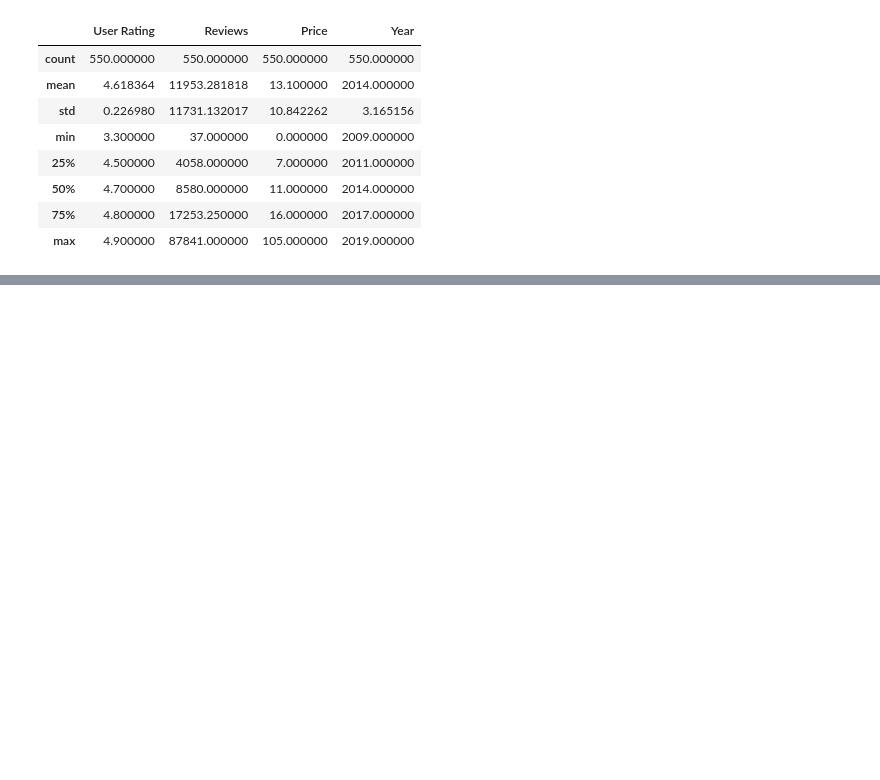
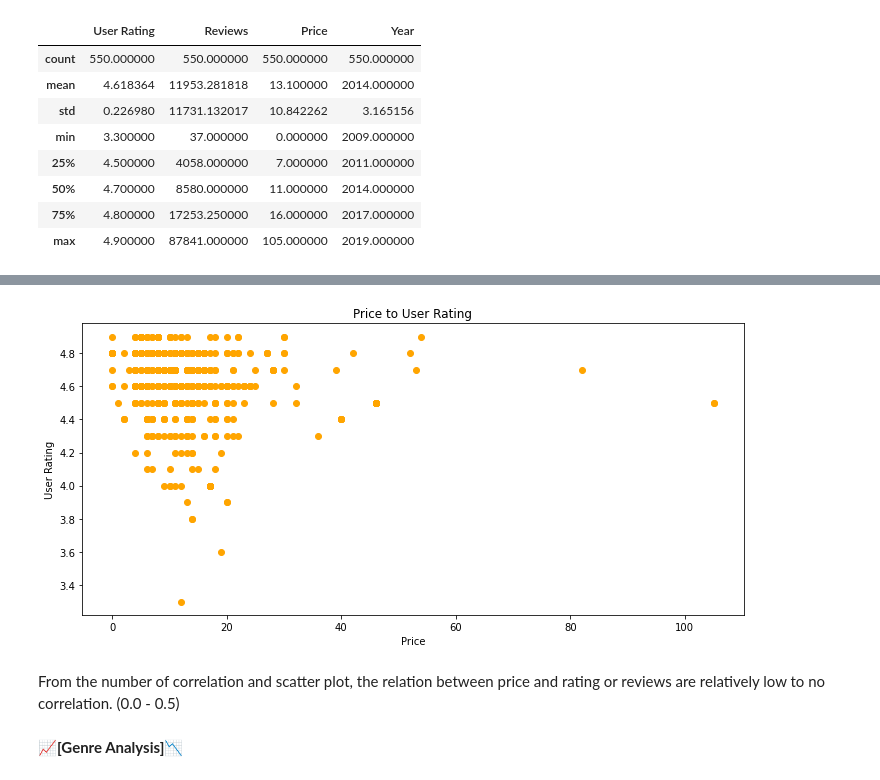
Before and after one commit to ifakaoru/Data-Project, a Jupyter notebook: EDA Amazon Bestselling Books.ipynb, the cells around one changed output, grey strips where cells are left out. Cells and saved outputs as stored; diff of their text form; code cells hidden in the pictures; blank space fills up the shorter version.

```diff
--- a/EDA Amazon Bestselling Books.ipynb
+++ b/EDA Amazon Bestselling Books.ipynb
@@ -162,0 +143,14 @@ books['User Rating'].max()
+# %%
+plt.figure(figsize=(10,5))
+plt.scatter(x='Price', y='User Rating', data=books, color='orange')
+plt.title('Price to User Rating')
+plt.xlabel('Price')
+plt.ylabel('User Rating')
+plt.tight_layout()
+plt.show()
+# %% [output]
+[figure, added]
+# %% [markdown]
+From the number of correlation and scatter plot, the relation between price and rating or reviews are relatively low to no correlation. (0.0 - 0.5)
+# %% [markdown]
+📈**[Genre Analysis]**📉
```
Also changed, not shown: parts of 30 cells of this notebook.
